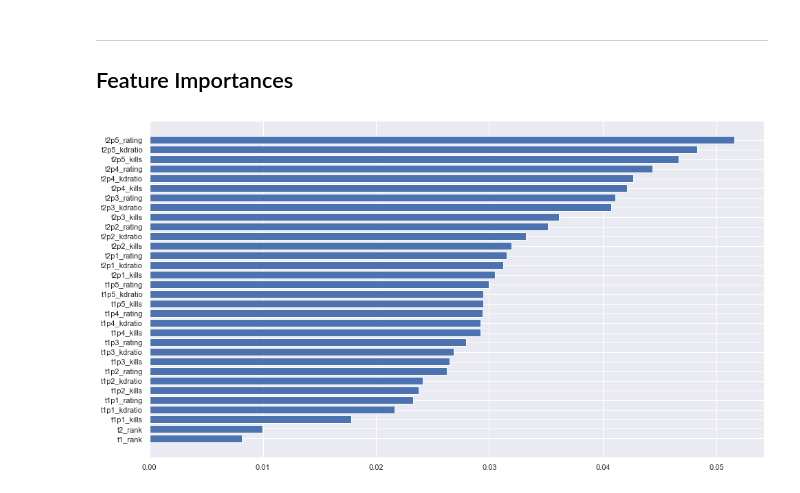
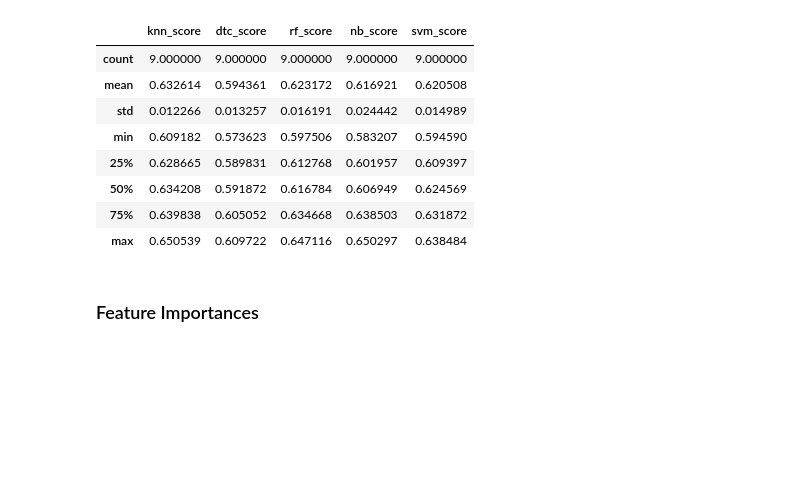
Before and after one commit to a-dubs/ds3000-project, a Jupyter notebook: models.ipynb, the cells around one changed output. Drawn from its saved outputs; the diff is of its cells as text; code cells hidden in the pictures; blank space fills up the shorter version.

Commit message:
v1.4.0 ran full HP tuning on 'winner' models

```diff
--- a/models.ipynb
+++ b/models.ipynb
@@ -389,14 +421,41 @@ The RandomForestClassifier has a prediction accuracy of 57.32%
+# %%
+knn_tuning_results_df : DataFrame = pd.read_pickle("cache/knn_tuning_results.pkl")
+dtc_tuning_results_df : DataFrame = pd.read_pickle("cache/dtc_tuning_results.pkl")
+rf_tuning_results_df : DataFrame = pd.read_pickle("cache/rf_tuning_results.pkl")
+nb_tuning_results_df : DataFrame = pd.read_pickle("cache/nb_tuning_results.pkl")
+svm_tuning_results_df : DataFrame = pd.read_pickle("cache/svm_tuning_results.pkl")
+
+models_best_results = pd.DataFrame(knn_tuning_results_df["score"].rename("knn_score"))
+models_best_results["dtc_score"] = dtc_tuning_results_df["score"]
+models_best_results["rf_score"] = rf_tuning_results_df["score"]
+models_best_results["nb_score"] = nb_tuning_results_df["score"]
+models_best_results["svm_score"] = svm_tuning_results_df["score"]
+models_best_results
+
+models_best_results_stats = pd.DataFrame(knn_tuning_results_df["score"].rename("knn_score").describe())
+models_best_results_stats["dtc_score"] = dtc_tuning_results_df["score"].describe()
+models_best_results_stats["rf_score"] = rf_tuning_results_df["score"].describe()
+models_best_results_stats["nb_score"] = nb_tuning_results_df["score"].describe()
+models_best_results_stats["svm_score"] = svm_tuning_results_df["score"].describe()
+models_best_results_stats
+# %% [output]
+|  | knn_score | dtc_score | rf_score | nb_score | svm_score |
+| count | 9.000000 | 9.000000 | 9.000000 | 9.000000 | 9.000000 |
+| mean | 0.632614 | 0.594361 | 0.623172 | 0.616921 | 0.620508 |
+| std | 0.012266 | 0.013257 | 0.016191 | 0.024442 | 0.014989 |
+| min | 0.609182 | 0.573623 | 0.597506 | 0.583207 | 0.594590 |
+| 25% | 0.628665 | 0.589831 | 0.612768 | 0.601957 | 0.609397 |
+| 50% | 0.634208 | 0.591872 | 0.616784 | 0.606949 | 0.624569 |
+| 75% | 0.639838 | 0.605052 | 0.634668 | 0.638503 | 0.631872 |
+| max | 0.650539 | 0.609722 | 0.647116 | 0.650297 | 0.638484 |
 # %% [markdown]
 
------
 
-## Feature Importances
+### Feature Importances
 # %%
-fig = plt.figure(figsize=(16, 9))
-sorted_feat = rf.feature_importances_.argsort()
-plt.barh(features.columns,rf.feature_importances_[sorted_feat])
+# fig = plt.figure(figsize=(16, 9))
+# sorted_feat = rf.feature_importances_.argsort()
+# plt.barh(xtrain.columns,rf.feature_importances_[sorted_feat])
 
-plt.show()
+# plt.show()
-# %% [output]
-[figure, removed]
 # %%
```
Also changed, not shown: parts of 24 cells of this notebook, 18 other files.
